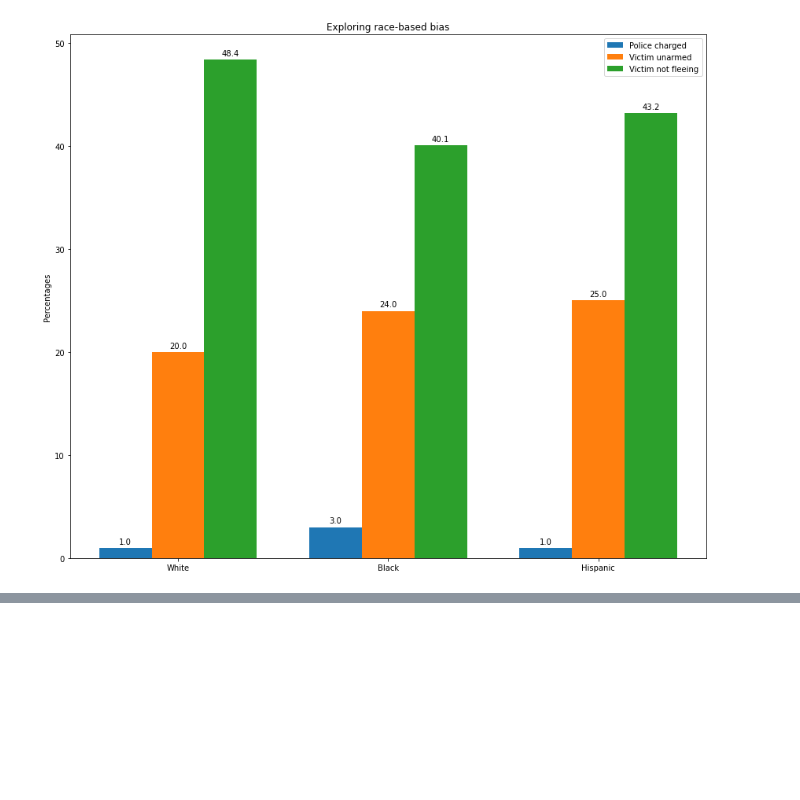
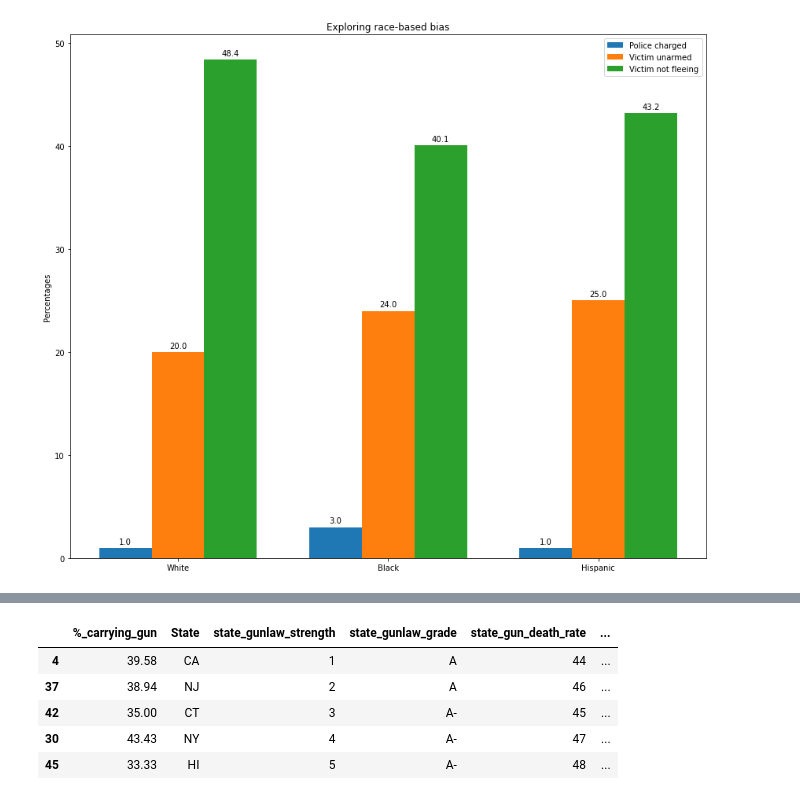
Before and after one commit to epfl-ada/ada-2020-project-milestone-p3-p3_badass, a Jupyter notebook: police_violence.ipynb, the cells around one changed output, grey strips where cells are left out. Cells and saved outputs as stored; diff of their text form; code cells hidden in the pictures; blank space fills up the shorter version.

```diff
--- a/police_violence.ipynb
+++ b/police_violence.ipynb
@@ -242,0 +209,11 @@ plt.show()
+# %%
+df_result = pd.merge(df, gunlaw_data, on='State')
+df_result = df_result.sort_values(by=['state_gunlaw_strength'])
+df_result.head()
+# %% [output]
+|  | %_carrying_gun | State | state_gunlaw_strength | state_gunlaw_grade | state_gun_death_rate | ... |
+| 4 | 39.58 | CA | 1 | A | 44 | ... |
+| 37 | 38.94 | NJ | 2 | A | 46 | ... |
+| 42 | 35.00 | CT | 3 | A- | 45 | ... |
+| 30 | 43.43 | NY | 4 | A- | 47 | ... |
+| 45 | 33.33 | HI | 5 | A- | 48 | ... |
```
Also changed, not shown: parts of 10 cells of this notebook.
